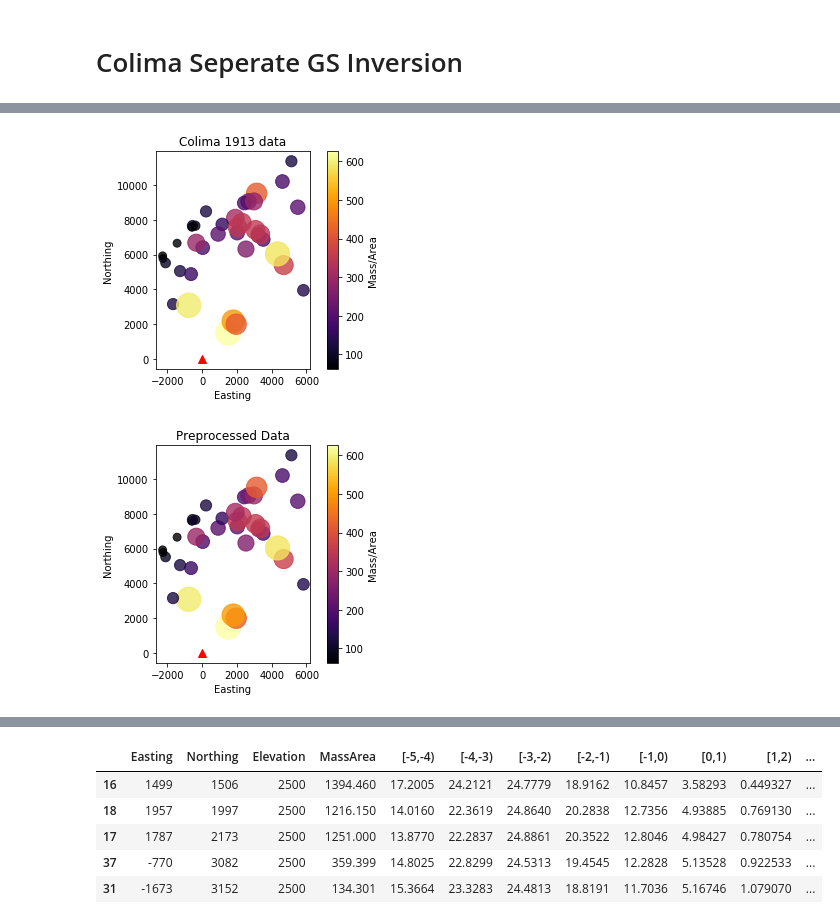
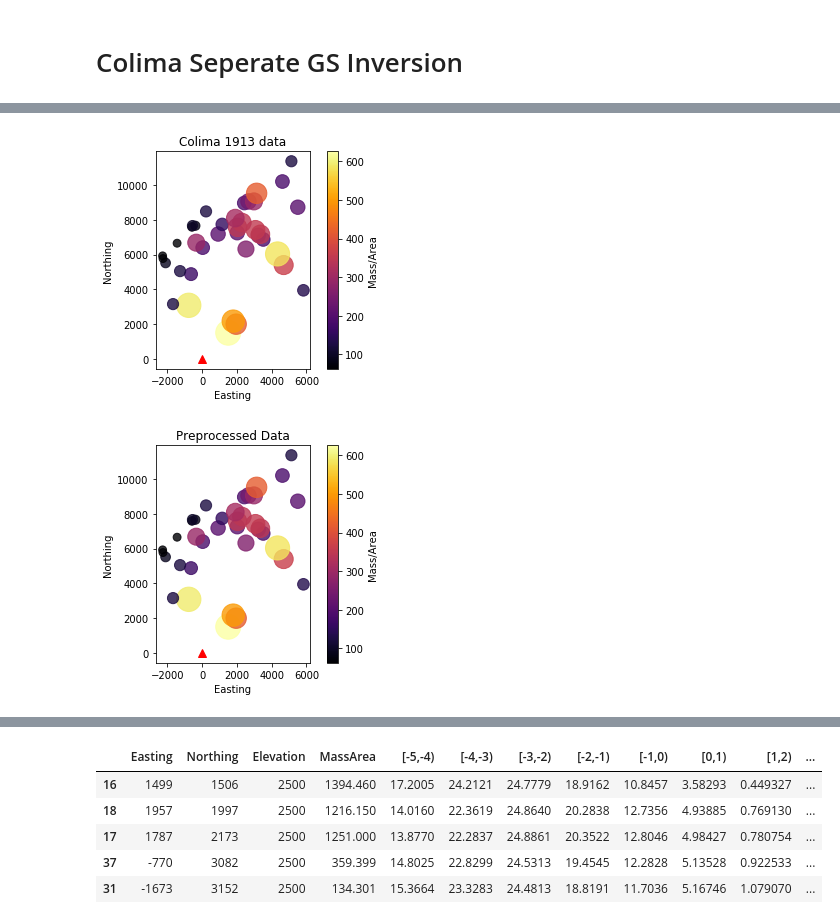
Before and after one commit to nmostert/inversion_project, a Jupyter notebook: Colima_Separate_GS_Inversion.ipynb, the cells around one changed output, grey strips where cells are left out. Drawn from its saved outputs; the diff is of its cells as text; code cells hidden in the pictures.

```diff
--- a/Colima_Separate_GS_Inversion.ipynb
+++ b/Colima_Separate_GS_Inversion.ipynb
@@ -56,0 +21,8 @@ display(raw_df.head())
+# %%
+filename = "./data/colima/colima_real_data.csv"
+
+raw_df, grid = io.import_colima(filename)
+
+grid.to_csv("data/colima/colima_grid.csv", sep=" ", header=False, index=False)
+
+display(raw_df.head())
@@ -57,23 +36,17 @@ display(raw_df.head())
 # %%
 vis.plot_sample(raw_df, vent=(0,0), log=False, title="Colima 1913 data", cbar_label="Mass/Area")
 plt.show()
 # plt.savefig("colima/all_points.png", dpi=200, format='png')
 
 obs_df = raw_df.copy()
-obs_df["radius"] = np.sqrt(obs_df["Easting"]**2 + obs_df["Northing"]**2)
-
-obs_df = obs_df.sort_values(by=['radius'])\
 
 #This is going to be 100 across. Just needs to be the same as the other dfs.
 obs_df["Residual"] = obs_df["MassArea"]/obs_df["MassArea"]*100
 
-# Uncomment to drop proximal points
-# obs_df = obs_df[obs_df["radius"]>3500]
-
 vis.plot_sample(obs_df, vent=(0,0), log=False, title="Preprocessed Data", cbar_label="Mass/Area")
 # plt.savefig("colima/All_trans.png", dpi=200, format='png')
 plt.show()
 # %% [output]
-[figure, old version]
+[figure, new version]
 [figure]
 # %%
```
Also changed, not shown: parts of 5 cells of this notebook, 2 other files.
